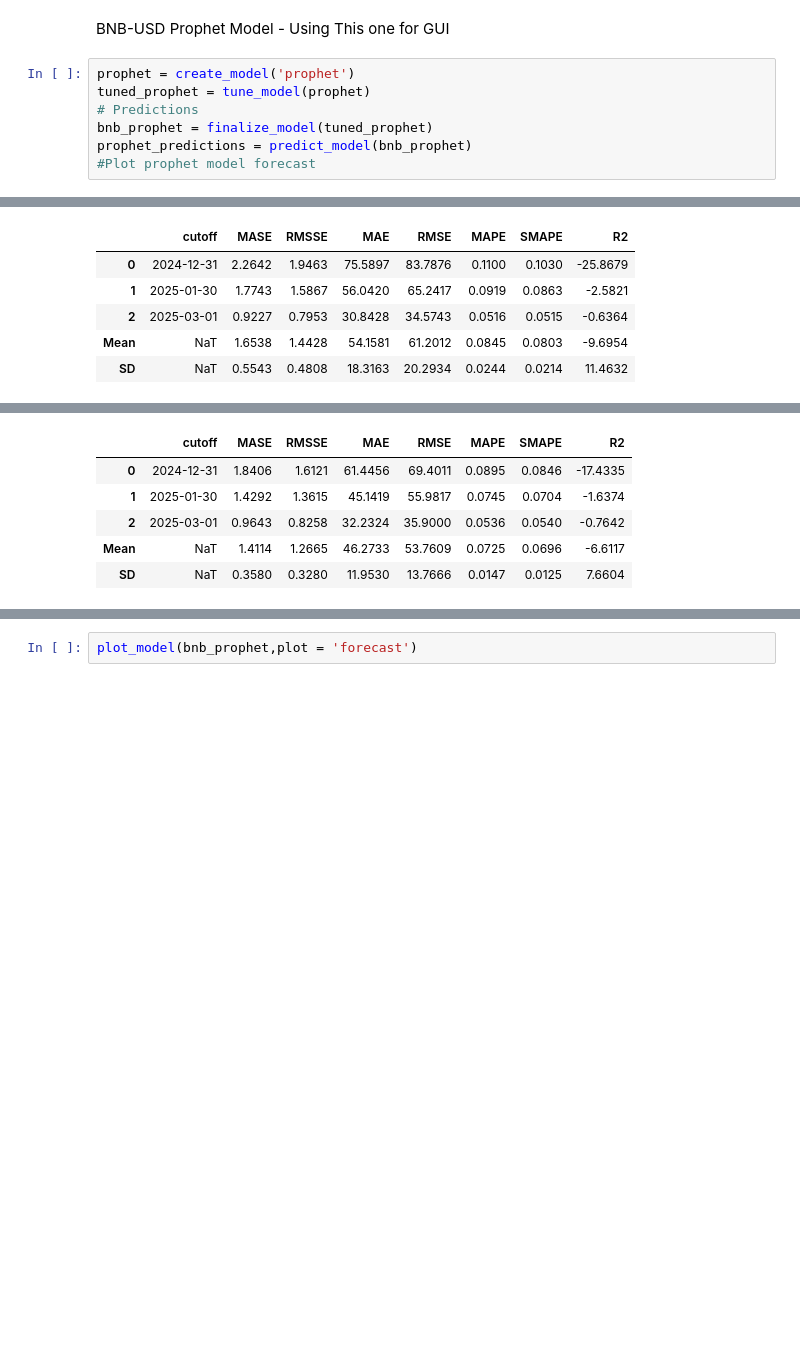
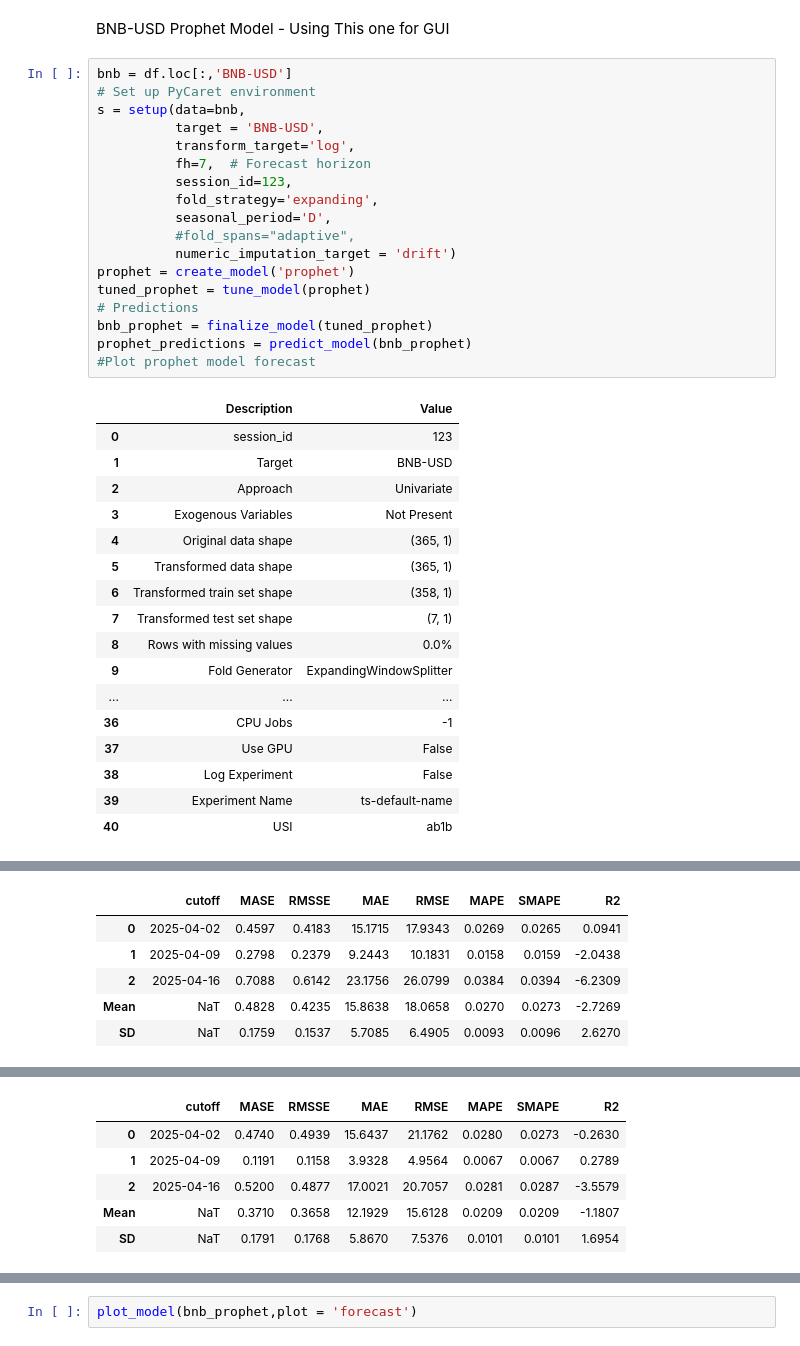
Before and after one commit to gedghill/AE2, a Jupyter notebook: arima_prophet_forecast.ipynb, the cells around one changed output, grey strips where cells are left out. Cells and saved outputs as stored; diff of their text form; blank space fills up the shorter version.

```diff
--- a/arima_prophet_forecast.ipynb
+++ b/arima_prophet_forecast.ipynb
@@ -286,28 +272,56 @@ Fitting 3 folds for each of 10 candidates, totalling 30 fits
 # %% [markdown]
 BNB-USD Prophet Model - Using This one for GUI
 # %%
+bnb = df.loc[:,'BNB-USD']
+# Set up PyCaret environment
+s = setup(data=bnb,
+          target = 'BNB-USD',
+          transform_target='log',
+          fh=7,  # Forecast horizon
+          session_id=123,
+          fold_strategy='expanding',
+          seasonal_period='D',
+          #fold_spans="adaptive",
+          numeric_imputation_target = 'drift')
 prophet = create_model('prophet')
 tuned_prophet = tune_model(prophet)
 # Predictions
 bnb_prophet = finalize_model(tuned_prophet)
 prophet_predictions = predict_model(bnb_prophet)
 #Plot prophet model forecast
 # %% [output]
+|  | Description | Value |
+| 0 | session_id | 123 |
+| 1 | Target | BNB-USD |
+| 2 | Approach | Univariate |
+| 3 | Exogenous Variables | Not Present |
+| 4 | Original data shape | (365, 1) |
+| 5 | Transformed data shape | (365, 1) |
+| 6 | Transformed train set shape | (358, 1) |
+| 7 | Transformed test set shape | (7, 1) |
+| 8 | Rows with missing values | 0.0% |
+| 9 | Fold Generator | ExpandingWindowSplitter |
+| ... | ... | ... |
+| 36 | CPU Jobs | -1 |
+| 37 | Use GPU | False |
+| 38 | Log Experiment | False |
+| 39 | Experiment Name | ts-default-name |
+| 40 | USI | ab1b |
 [interactive output not drawn]
-|  | cutoff | MASE | RMSSE | MAE | RMSE | MAPE | SMAPE | R2 |
-| 0 | 2024-12-31 | 2.2642 | 1.9463 | 75.5897 | 83.7876 | 0.1100 | 0.1030 | -25.8679 |
-| 1 | 2025-01-30 | 1.7743 | 1.5867 | 56.0420 | 65.2417 | 0.0919 | 0.0863 | -2.5821 |
-| 2 | 2025-03-01 | 0.9227 | 0.7953 | 30.8428 | 34.5743 | 0.0516 | 0.0515 | -0.6364 |
-| Mean | NaT | 1.6538 | 1.4428 | 54.1581 | 61.2012 | 0.0845 | 0.0803 | -9.6954 |
-| SD | NaT | 0.5543 | 0.4808 | 18.3163 | 20.2934 | 0.0244 | 0.0214 | 11.4632 |
+|  | cutoff | MASE | RMSSE | MAE | RMSE | MAPE | SMAPE | R2 |
+| 0 | 2025-04-02 | 0.4597 | 0.4183 | 15.1715 | 17.9343 | 0.0269 | 0.0265 | 0.0941 |
+| 1 | 2025-04-09 | 0.2798 | 0.2379 | 9.2443 | 10.1831 | 0.0158 | 0.0159 | -2.0438 |
+| 2 | 2025-04-16 | 0.7088 | 0.6142 | 23.1756 | 26.0799 | 0.0384 | 0.0394 | -6.2309 |
+| Mean | NaT | 0.4828 | 0.4235 | 15.8638 | 18.0658 | 0.0270 | 0.0273 | -2.7269 |
+| SD | NaT | 0.1759 | 0.1537 | 5.7085 | 6.4905 | 0.0093 | 0.0096 | 2.6270 |
 [interactive output not drawn]
 [interactive output not drawn]
-|  | cutoff | MASE | RMSSE | MAE | RMSE | MAPE | SMAPE | R2 |
-| 0 | 2024-12-31 | 1.8406 | 1.6121 | 61.4456 | 69.4011 | 0.0895 | 0.0846 | -17.4335 |
-| 1 | 2025-01-30 | 1.4292 | 1.3615 | 45.1419 | 55.9817 | 0.0745 | 0.0704 | -1.6374 |
-| 2 | 2025-03-01 | 0.9643 | 0.8258 | 32.2324 | 35.9000 | 0.0536 | 0.0540 | -0.7642 |
-| Mean | NaT | 1.4114 | 1.2665 | 46.2733 | 53.7609 | 0.0725 | 0.0696 | -6.6117 |
-| SD | NaT | 0.3580 | 0.3280 | 11.9530 | 13.7666 | 0.0147 | 0.0125 | 7.6604 |
+|  | cutoff | MASE | RMSSE | MAE | RMSE | MAPE | SMAPE | R2 |
+| 0 | 2025-04-02 | 0.4740 | 0.4939 | 15.6437 | 21.1762 | 0.0280 | 0.0273 | -0.2630 |
+| 1 | 2025-04-09 | 0.1191 | 0.1158 | 3.9328 | 4.9564 | 0.0067 | 0.0067 | 0.2789 |
+| 2 | 2025-04-16 | 0.5200 | 0.4877 | 17.0021 | 20.7057 | 0.0281 | 0.0287 | -3.5579 |
+| Mean | NaT | 0.3710 | 0.3658 | 12.1929 | 15.6128 | 0.0209 | 0.0209 | -1.1807 |
+| SD | NaT | 0.1791 | 0.1768 | 5.8670 | 7.5376 | 0.0101 | 0.0101 | 1.6954 |
 [interactive output not drawn]
 Fitting 3 folds for each of 10 candidates, totalling 30 fits
 [Parallel(n_jobs=-1)]: Using backend LokyBackend with 8 concurrent workers.
```
Also changed, not shown: parts of 17 cells of this notebook, 6 other files.
